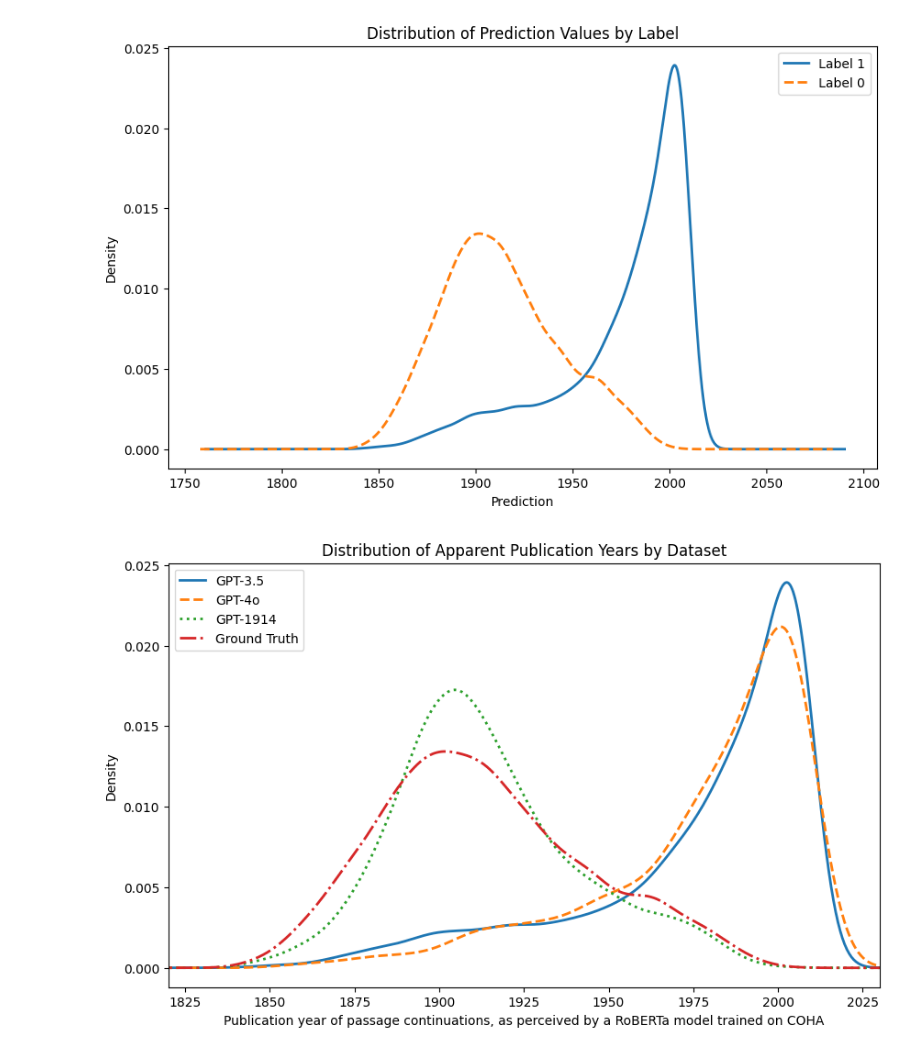
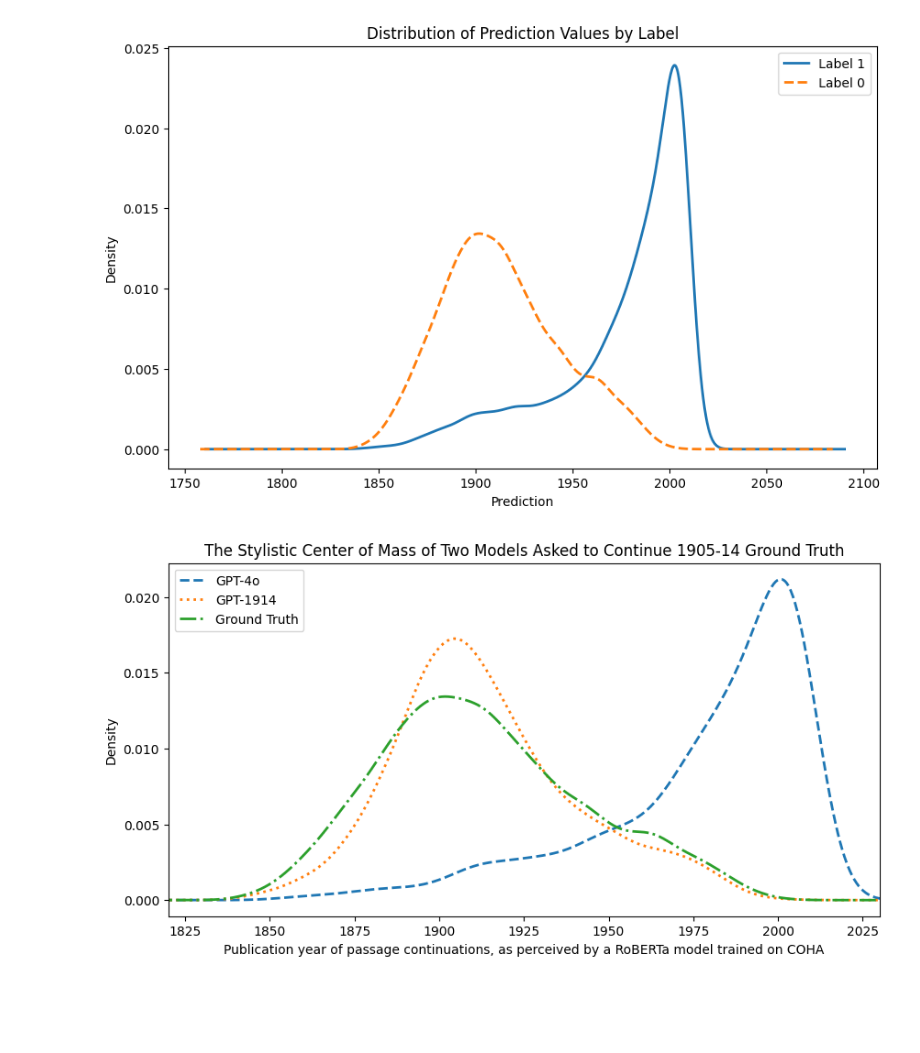
Before and after one commit to Historical-AI-Lab/GPT-1914, a Jupyter notebook: anachronism/VisualizePublicationYears.ipynb, the cells around one changed output. Drawn from its saved outputs; the diff is of its cells as text; code cells hidden in the pictures; blank space fills up the shorter version.

```diff
--- a/anachronism/VisualizePublicationYears.ipynb
+++ b/anachronism/VisualizePublicationYears.ipynb
@@ -46,19 +48,24 @@ gpt1914 = gpt1914[gpt1914['label'] == 1]
 # %%
 # We plot kernel density estimates of the publication years of all four datasets:
 # the GPT-3.5 dataset, the GPT-4o dataset, the GPT-1914 dataset, and the ground truth dataset.
 # Since real publication years don't extend below 1850 or above 2020, we limit the x-axis to this range.
 
-plt.figure(figsize=(10, 6))
-gpt35['prediction'].plot(kind='kde', label='GPT-3.5', linestyle='-', linewidth=2)
+plt.figure(figsize=(10, 5))
+# gpt35['prediction'].plot(kind='kde', label='GPT-3.5', linestyle='-', linewidth=2)
+# finetune['prediction'].plot(kind='kde', label='GPT-4o (fine-tuned)', linestyle='-', linewidth=2)
 gpt4o['prediction'].plot(kind='kde', label='GPT-4o', linestyle='--', linewidth=2)
 gpt1914['prediction'].plot(kind='kde', label='GPT-1914', linestyle=':', linewidth=2)
 groundtruth['prediction'].plot(kind='kde', label='Ground Truth', linestyle='-.', linewidth=2)
 
 plt.xlim(1820, 2030)
-plt.title('Distribution of Apparent Publication Years by Dataset')
+plt.title('The Stylistic Center of Mass of Two Models Asked to Continue 1905-14 Ground Truth')
 plt.xlabel('Publication year of passage continuations, as perceived by a RoBERTa model trained on COHA')
 plt.ylabel('Density')
 plt.legend()
+
+# We export the plot to a file using bbox_inches='tight' to ensure that the legend is not cut off.
+plt.savefig('stylistic_center_of_mass.png', bbox_inches='tight', dpi=300)
+
 plt.show()
 # %% [output]
-[figure, old version]
+[figure, new version]
```
Also changed, not shown: parts of 2 cells of this notebook, 1 other file.
